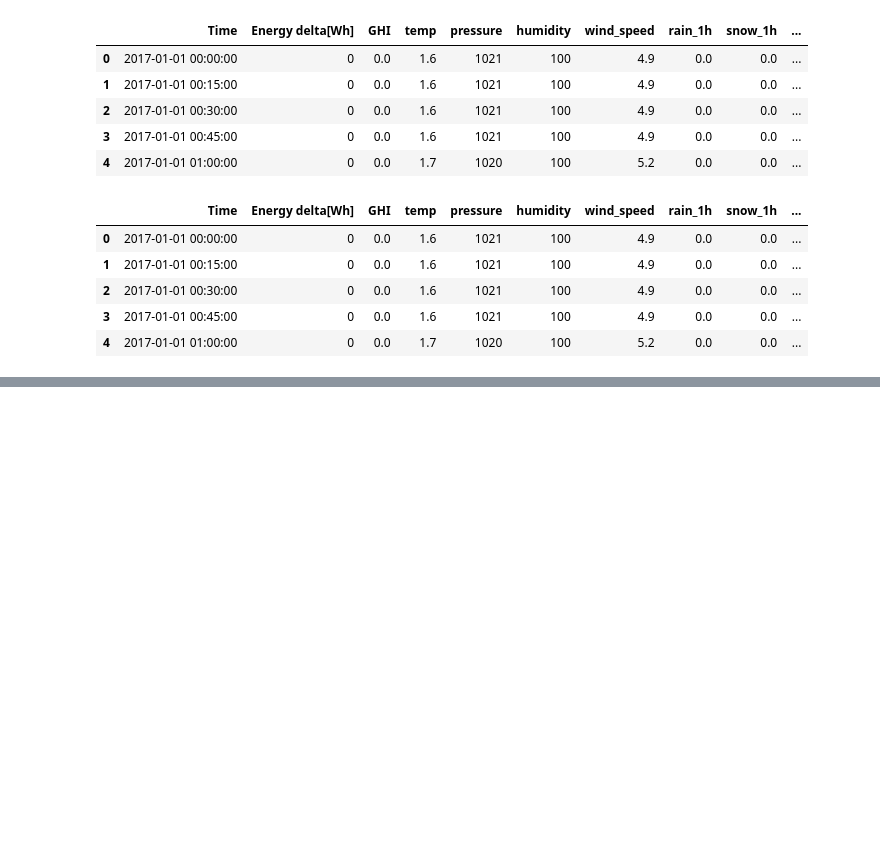
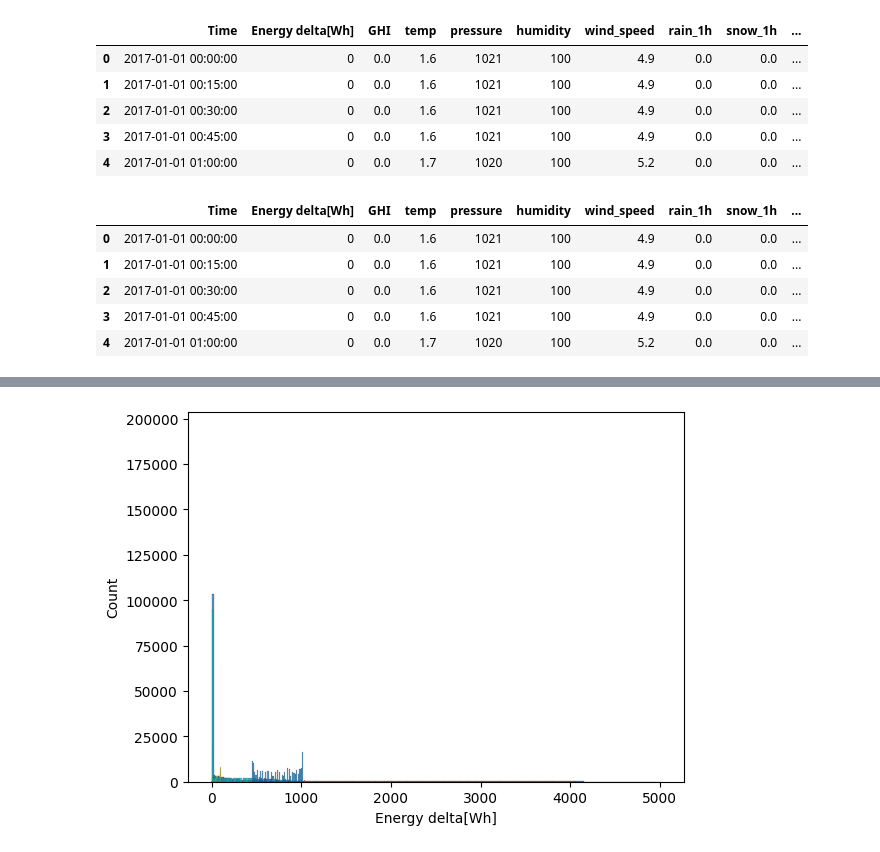
Before and after one commit to TMoyo22/weather-renewable-energy, a Jupyter notebook: Notebooks/Analysis.ipynb, the cells around one changed output, grey strips where cells are left out. Cells and saved outputs as stored; diff of their text form; code cells hidden in the pictures; blank space fills up the shorter version.

Commit message:
More detailed Exploraty Data Analysis

```diff
--- a/Notebooks/Analysis.ipynb
+++ b/Notebooks/Analysis.ipynb
@@ -176,0 +197,7 @@ data_frame.to_csv(file_path, index=True)
+# %%
+#Histograms (Know the distribution)
+for i in data_frame.select_dtypes(include="number").columns:
+    sb.histplot(data=data_frame, x =i)
+    plt.show()
+# %% [output]
+[figure, added]
```
Also changed, not shown: parts of 7 cells of this notebook.
